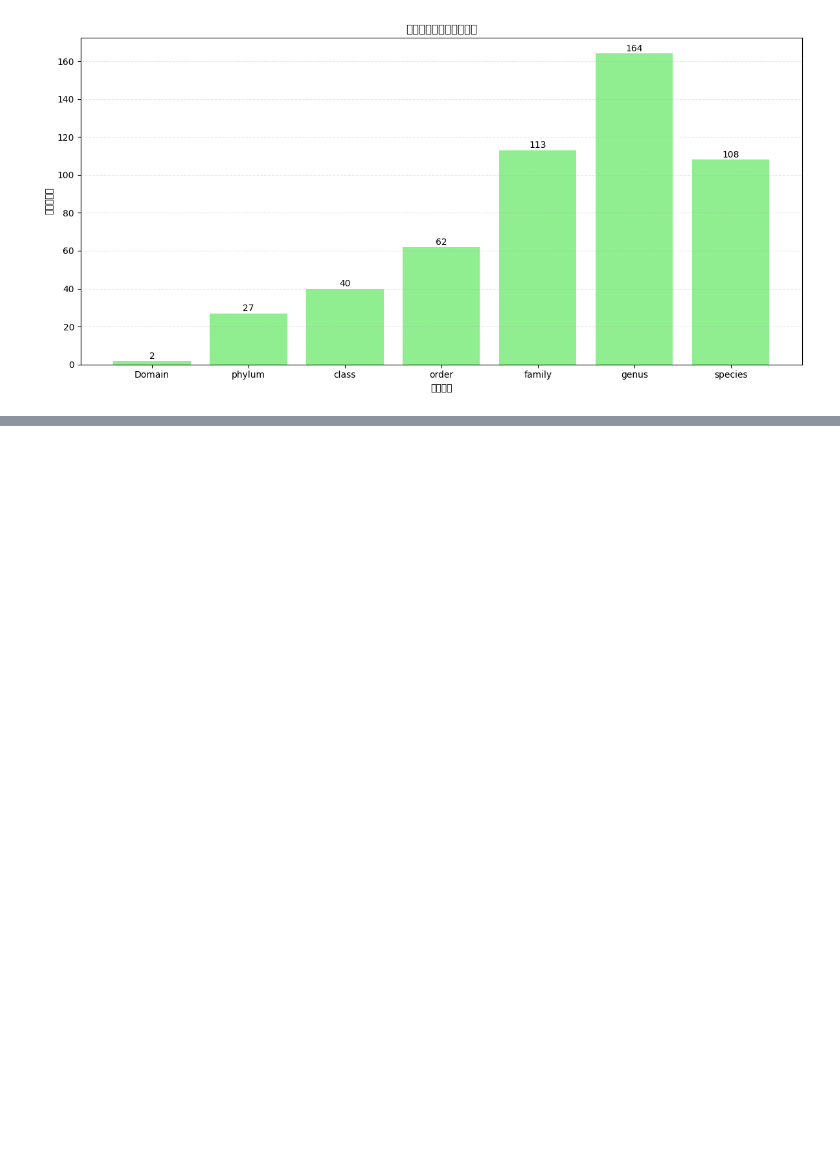
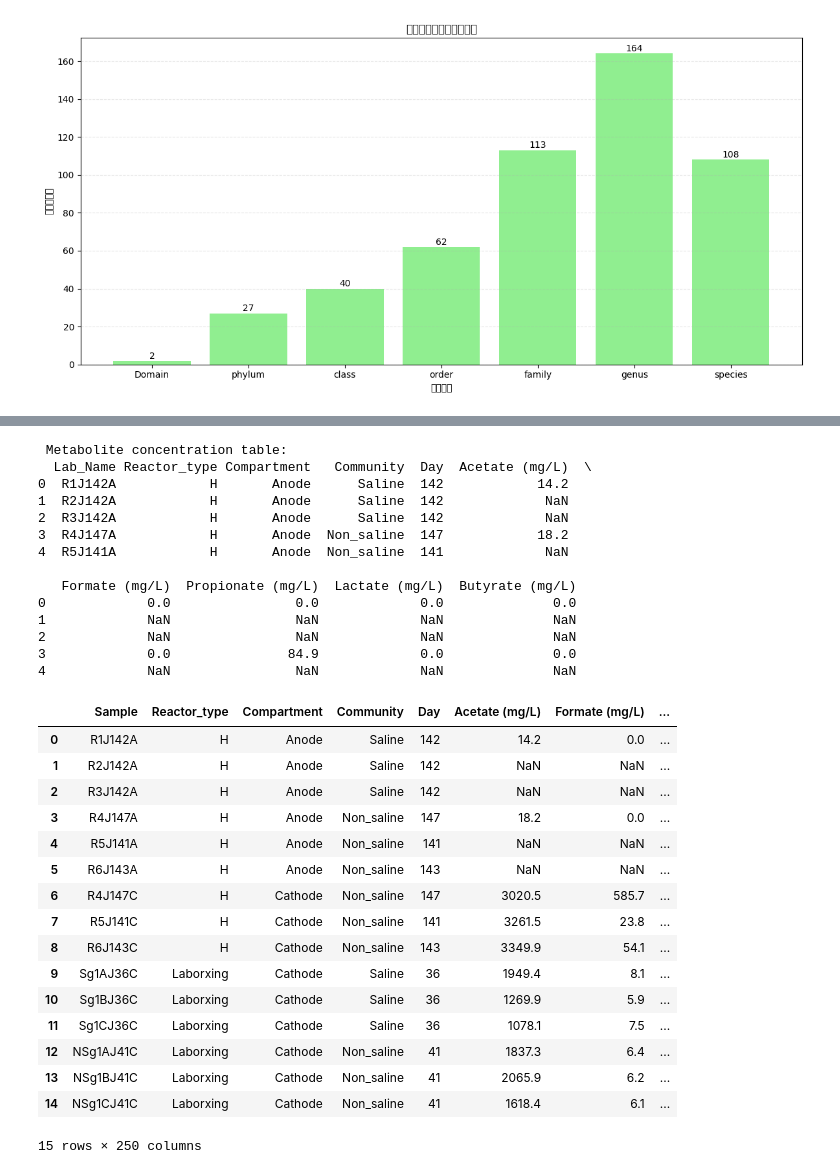
Before and after one commit to azddzasw/Electromics-project, a Jupyter notebook: notebooks/data_analysis.ipynb, the cells around one changed output, grey strips where cells are left out. Cells and saved outputs as stored; diff of their text form; code cells hidden in the pictures; blank space fills up the shorter version.

```diff
--- a/notebooks/data_analysis.ipynb
+++ b/notebooks/data_analysis.ipynb
@@ -362,0 +365,80 @@ Name: user_genome, dtype: int64
+# %%
+import pandas as pd
+import numpy as np
+
+data = {
+    "Lab_Name": [
+        "R1J142A", "R2J142A", "R3J142A", "R4J147A", "R5J141A", "R6J143A",
+        "R4J147C", "R5J141C", "R6J143C",
+        "Sg1AJ36C", "Sg1BJ36C", "Sg1CJ36C",
+        "NSg1AJ41C", "NSg1BJ41C", "NSg1CJ41C"
+    ],
+    "Reactor_type": [
+        "H", "H", "H", "H", "H", "H",
+        "H", "H", "H",
+        "Laborxing", "Laborxing", "Laborxing",
+        "Laborxing", "Laborxing", "Laborxing"
+    ],
+    "Compartment": [
+        "Anode", "Anode", "Anode", "Anode", "Anode", "Anode",
+        "Cathode", "Cathode", "Cathode",
+        "Cathode", "Cathode", "Cathode",
+        "Cathode", "Cathode", "Cathode"
+    ],
+    "Community": [
+        "Saline", "Saline", "Saline", "Non_saline", "Non_saline", "Non_saline",
+        "Non_saline", "Non_saline", "Non_saline",
+        "Saline", "Saline", "Saline",
+        "Non_saline", "Non_saline", "Non_saline"
+    ],
+    "Day": [142, 142, 142, 147, 141, 143, 147, 141, 143, 36, 36, 36, 41, 41, 41],
+    "Acetate (mg/L)": [14.2, None, None, 18.2, None, None, 3020.5, 3261.5, 3349.9, 1949.4, 1269.9, 1078.1, 1837.3, 2065.9, 1618.4],
+    "Formate (mg/L)": [0, None, None, 0, None, None, 585.7, 23.8, 54.1, 8.1, 5.9, 7.5, 6.4, 6.2, 6.1],
+    "Propionate (mg/L)": [0, None, None, 84.9, None, None, 29.9, 47.7, 45.7, 20.1, 16.1, 12.5, 272.5, 204.3, 227.1],
+    "Lactate (mg/L)": [0, None, None, 0, None, None, 0, 0, 0, 0, 0, 0, 0, 0, 0],
+    "Butyrate (mg/L)": [0, None, None, 0, None, None, 0, 0, 0, 0, 0, 0, 201.2, 116.5, 93.9]
+}
+
+df_products = pd.DataFrame(data)
+print(" Metabolite concentration table:")
+print(df_products.head())
+
+abundance_file = "../results/relative_abundance.csv"
+df_abundance = pd.read_csv(abundance_file)
+
+df_products.rename(columns={"Lab_Name": "Sample"}, inplace=True)
+df_merged = pd.merge(df_products, df_abundance, on="Sample", how="inner")
+
+df_merged
+# %% [output]
+ Metabolite concentration table:
+  Lab_Name Reactor_type Compartment   Community  Day  Acetate (mg/L)  \
+0  R1J142A            H       Anode      Saline  142            14.2
+1  R2J142A            H       Anode      Saline  142             NaN
+2  R3J142A            H       Anode      Saline  142             NaN
+3  R4J147A            H       Anode  Non_saline  147            18.2
+4  R5J141A            H       Anode  Non_saline  141             NaN
+
+   Formate (mg/L)  Propionate (mg/L)  Lactate (mg/L)  Butyrate (mg/L)
+0             0.0                0.0             0.0              0.0
+1             NaN                NaN             NaN              NaN
+2             NaN                NaN             NaN              NaN
+3             0.0               84.9             0.0              0.0
+4             NaN                NaN             NaN              NaN
+|  | Sample | Reactor_type | Compartment | Community | Day | Acetate (mg/L) | Formate (mg/L) | ... |
+| 0 | R1J142A | H | Anode | Saline | 142 | 14.2 | 0.0 | ... |
+| 1 | R2J142A | H | Anode | Saline | 142 | NaN | NaN | ... |
+| 2 | R3J142A | H | Anode | Saline | 142 | NaN | NaN | ... |
+| 3 | R4J147A | H | Anode | Non_saline | 147 | 18.2 | 0.0 | ... |
+| 4 | R5J141A | H | Anode | Non_saline | 141 | NaN | NaN | ... |
+| 5 | R6J143A | H | Anode | Non_saline | 143 | NaN | NaN | ... |
+| 6 | R4J147C | H | Cathode | Non_saline | 147 | 3020.5 | 585.7 | ... |
+| 7 | R5J141C | H | Cathode | Non_saline | 141 | 3261.5 | 23.8 | ... |
+| 8 | R6J143C | H | Cathode | Non_saline | 143 | 3349.9 | 54.1 | ... |
+| 9 | Sg1AJ36C | Laborxing | Cathode | Saline | 36 | 1949.4 | 8.1 | ... |
+| 10 | Sg1BJ36C | Laborxing | Cathode | Saline | 36 | 1269.9 | 5.9 | ... |
+| 11 | Sg1CJ36C | Laborxing | Cathode | Saline | 36 | 1078.1 | 7.5 | ... |
+| 12 | NSg1AJ41C | Laborxing | Cathode | Non_saline | 41 | 1837.3 | 6.4 | ... |
+| 13 | NSg1BJ41C | Laborxing | Cathode | Non_saline | 41 | 2065.9 | 6.2 | ... |
+| 14 | NSg1CJ41C | Laborxing | Cathode | Non_saline | 41 | 1618.4 | 6.1 | ... |
+15 rows × 250 columns
```
Also changed, not shown: parts of 6 cells of this notebook, 17 other files.
